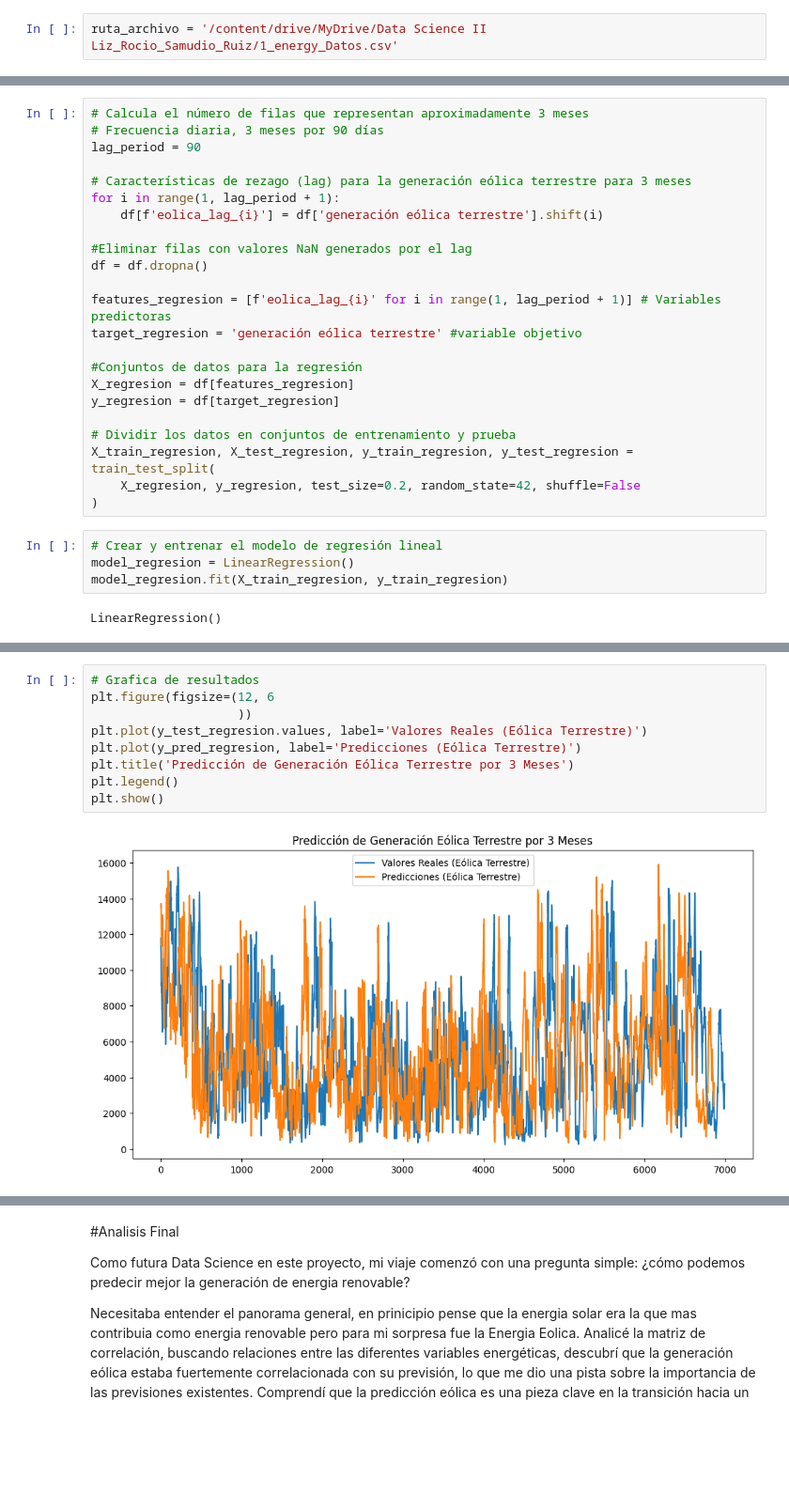
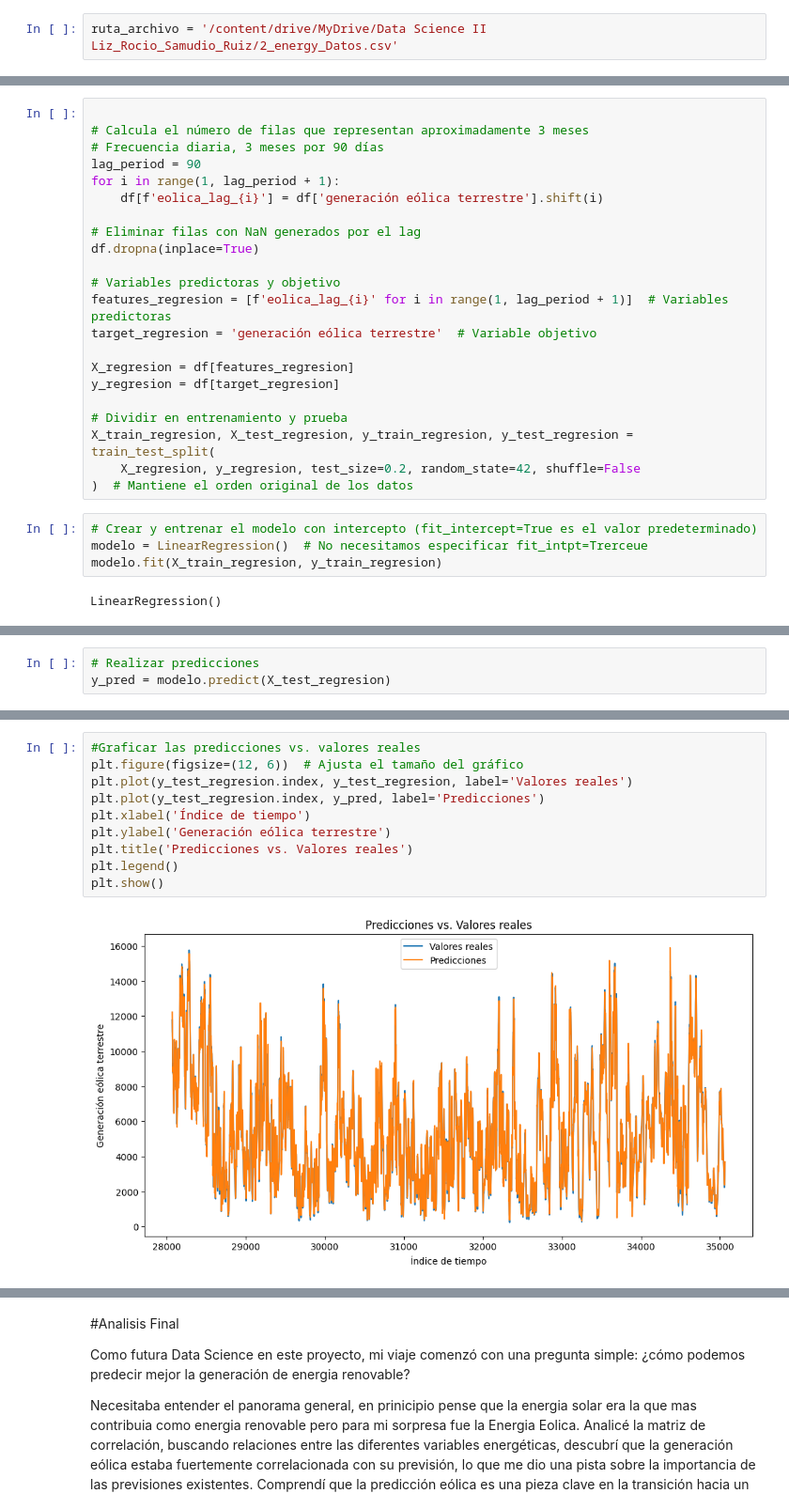
Before and after one commit to Rociosamudio/Machine-Learning-Data-Science-II, a Jupyter notebook: actividad_práctica_APIS_"LizRocio_SamudioRuiz”.ipynb, the cells around one changed output, grey strips where cells are left out. Shown at 94% size. Drawn from its saved outputs; the diff is of its cells as text; blank space fills up the shorter version.

```diff
--- a/actividad_práctica_APIS_"LizRocio_SamudioRuiz”.ipynb
+++ b/actividad_práctica_APIS_"LizRocio_SamudioRuiz”.ipynb
@@ -45,7 +45,7 @@ Para probar mis Hipotesis vamos al analisis de datos!!!
 Dataset obtenido de
 https://www.kaggle.com/datasets/nicholasjhana/energy-consumption-generation-prices-and-weather?resource=download
 # %%
-ruta_archivo = '/content/drive/MyDrive/Data Science II Liz_Rocio_Samudio_Ruiz/1_energy_Datos.csv'
+ruta_archivo = '/content/drive/MyDrive/Data Science II Liz_Rocio_Samudio_Ruiz/2_energy_Datos.csv'
 # %%
 df = pd.read_csv(ruta_archivo)
 # %%
@@ -1235,31 +1315,30 @@ Prediccion de generación de energía eólica terrestre utilizando modelo de reg
 La generación de energía eólica tiende a tener patrones y dependencias temporales. Los valores de generación de días anteriores (características de rezago) pueden proporcionar información valiosa para predecir la generación futura.
 La regresión lineal múltiple es capaz de modelar la relación lineal entre la generación actual y los valores de generación pasados.
 # %%
+
 # Calcula el número de filas que representan aproximadamente 3 meses
 # Frecuencia diaria, 3 meses por 90 días
 lag_period = 90
-
-# Características de rezago (lag) para la generación eólica terrestre para 3 meses
 for i in range(1, lag_period + 1):
     df[f'eolica_lag_{i}'] = df['generación eólica terrestre'].shift(i)
 
-#Eliminar filas con valores NaN generados por el lag
-df = df.dropna()
+# Eliminar filas con NaN generados por el lag
+df.dropna(inplace=True)
 
-features_regresion = [f'eolica_lag_{i}' for i in range(1, lag_period + 1)] # Variables predictoras
-target_regresion = 'generación eólica terrestre' #variable objetivo
+# Variables predictoras y objetivo
+features_regresion = [f'eolica_lag_{i}' for i in range(1, lag_period + 1)]  # Variables predictoras
+target_regresion = 'generación eólica terrestre'  # Variable objetivo
 
-#Conjuntos de datos para la regresión
 X_regresion = df[features_regresion]
 y_regresion = df[target_regresion]
 
-# Dividir los datos en conjuntos de entrenamiento y prueba
+# Dividir en entrenamiento y prueba
 X_train_regresion, X_test_regresion, y_train_regresion, y_test_regresion = train_test_split(
     X_regresion, y_regresion, test_size=0.2, random_state=42, shuffle=False
-)
+)  # Mantiene el orden original de los datos
 # %%
-# Crear y entrenar el modelo de regresión lineal
-model_regresion = LinearRegression()
-model_regresion.fit(X_train_regresion, y_train_regresion)
+# Crear y entrenar el modelo con intercepto (fit_intercept=True es el valor predeterminado)
+modelo = LinearRegression()  # No necesitamos especificar fit_intpt=Trerceue
+modelo.fit(X_train_regresion, y_train_regresion)
 # %% [output]
 LinearRegression()
@@ -1266 +1352,4 @@ LinearRegression()
+# %%
+# Realizar predicciones
+y_pred = modelo.predict(X_test_regresion)
 # %%
@@ -1285,11 +1383,12 @@ MAE: 295.50
 # %%
-# Grafica de resultados
-plt.figure(figsize=(12, 6
-                    ))
-plt.plot(y_test_regresion.values, label='Valores Reales (Eólica Terrestre)')
-plt.plot(y_pred_regresion, label='Predicciones (Eólica Terrestre)')
-plt.title('Predicción de Generación Eólica Terrestre por 3 Meses')
+#Graficar las predicciones vs. valores reales
+plt.figure(figsize=(12, 6))  # Ajusta el tamaño del gráfico
+plt.plot(y_test_regresion.index, y_test_regresion, label='Valores reales')
+plt.plot(y_test_regresion.index, y_pred, label='Predicciones')
+plt.xlabel('Índice de tiempo')
+plt.ylabel('Generación eólica terrestre')
+plt.title('Predicciones vs. Valores reales')
 plt.legend()
 plt.show()
 # %% [output]
-[figure, old version]
+[figure, new version]
```
Also changed, not shown: parts of 33 cells of this notebook.
